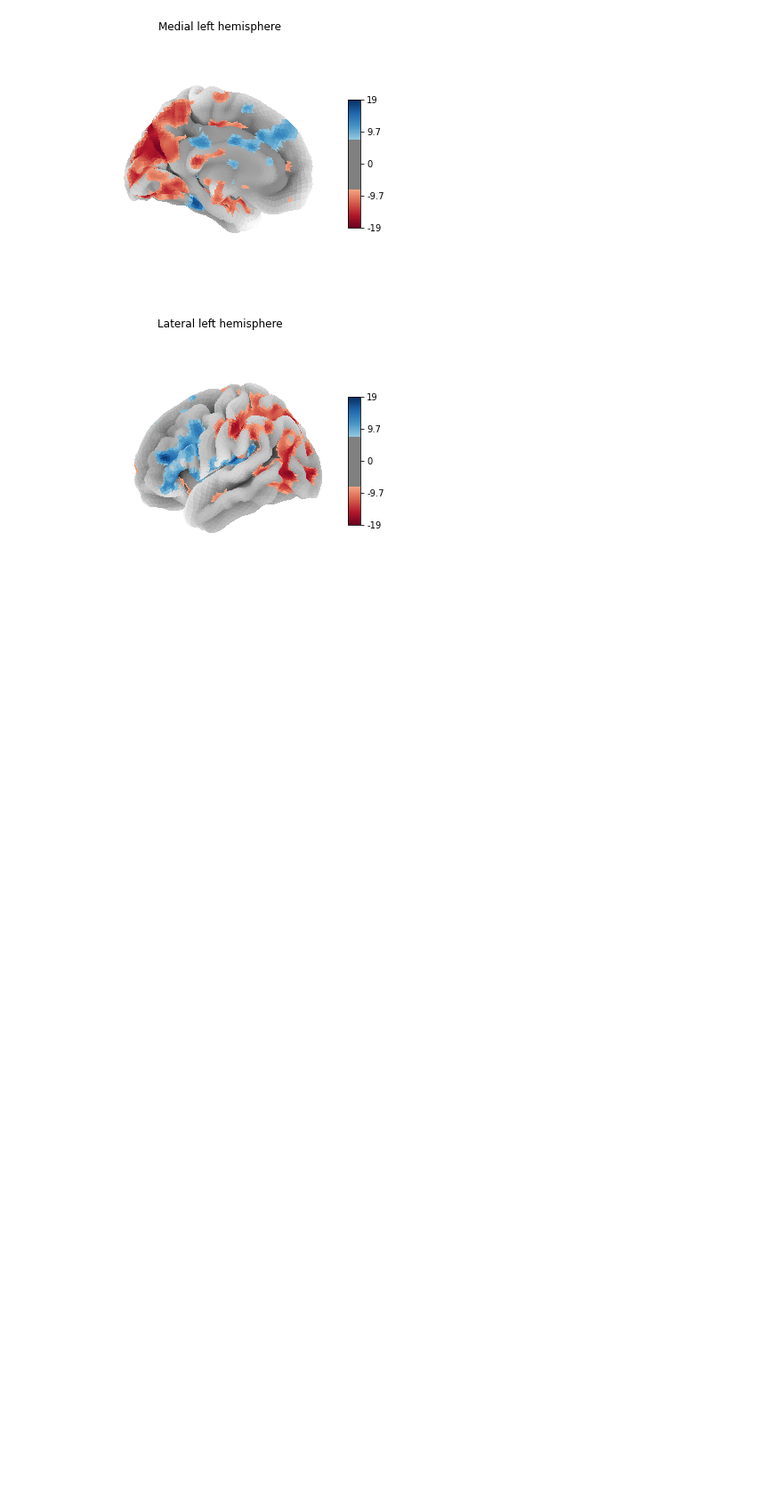
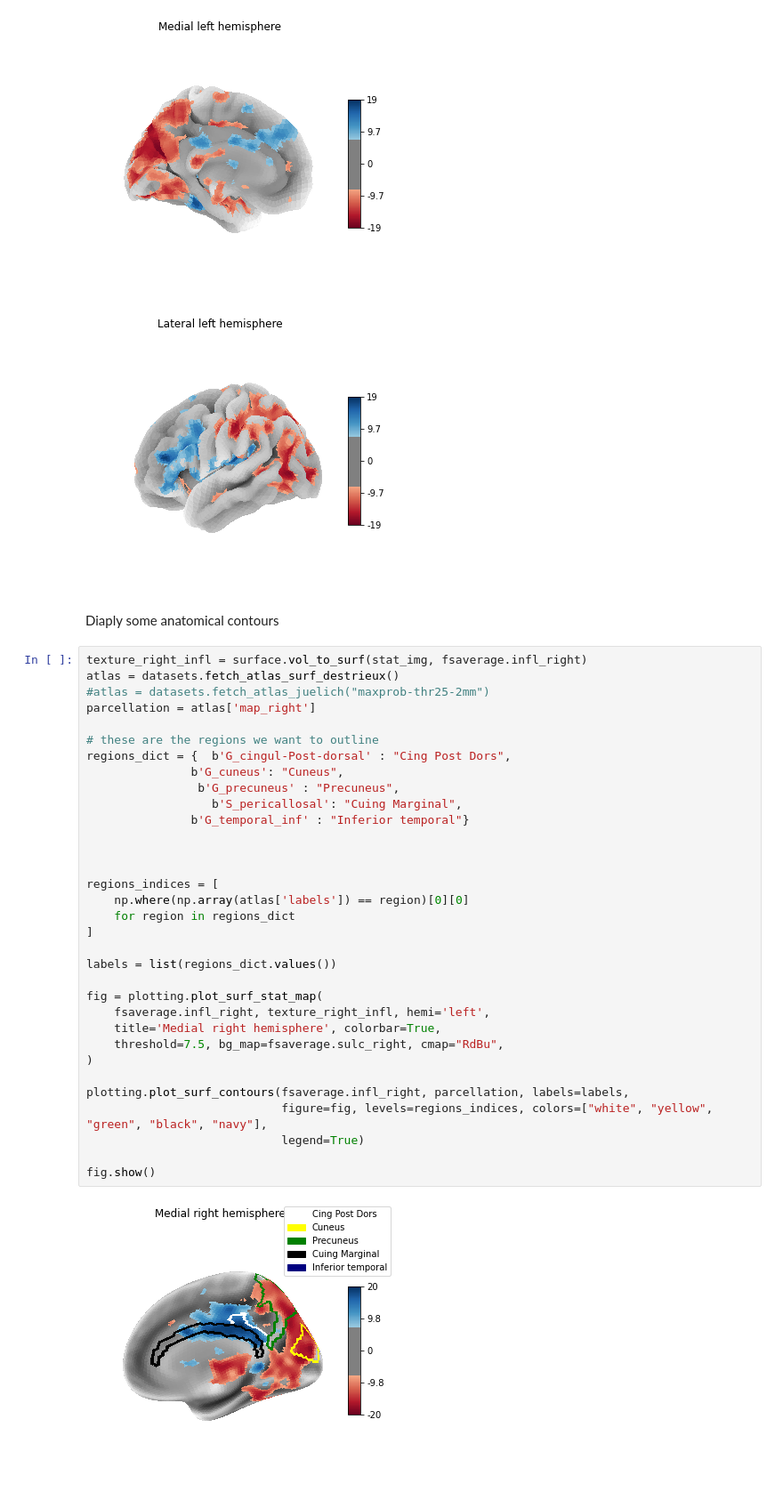
Before and after one commit to UWCCDL/ProcVsDecl, a Jupyter notebook: analysis2/tfMRI_results/generate_afni_code.ipynb, the cells around one changed output. Shown at 89% size. Saved outputs shown, nothing was run; the diff lists cells and outputs as text; blank space fills up the shorter version.

```diff
--- a/analysis2/tfMRI_results/generate_afni_code.ipynb
+++ b/analysis2/tfMRI_results/generate_afni_code.ipynb
@@ -178,3 +179,40 @@ plt.savefig("cher_lateralLH.png")
 [figure]
 [figure]
 [figure]
+# %% [markdown]
+Diaply some anatomical contours
+# %%
+texture_right_infl = surface.vol_to_surf(stat_img, fsaverage.infl_right)
+atlas = datasets.fetch_atlas_surf_destrieux()
+#atlas = datasets.fetch_atlas_juelich("maxprob-thr25-2mm")
+parcellation = atlas['map_right']
+
+# these are the regions we want to outline
+regions_dict = {  b'G_cingul-Post-dorsal' : "Cing Post Dors",
+               b'G_cuneus': "Cuneus",
+                b'G_precuneus' : "Precuneus",
+                  b'S_pericallosal': "Cuing Marginal",
+               b'G_temporal_inf' : "Inferior temporal"}
+
+
+
+regions_indices = [
+    np.where(np.array(atlas['labels']) == region)[0][0]
+    for region in regions_dict
+]
+
+labels = list(regions_dict.values())
+
+fig = plotting.plot_surf_stat_map(
+    fsaverage.infl_right, texture_right_infl, hemi='left',
+    title='Medial right hemisphere', colorbar=True,
+    threshold=7.5, bg_map=fsaverage.sulc_right, cmap="RdBu",
+)
+
+plotting.plot_surf_contours(fsaverage.infl_right, parcellation, labels=labels,
+                            figure=fig, levels=regions_indices, colors=["white", "yellow", "green", "black", "navy"],
+                            legend=True)
+
+fig.show()
+# %% [output]
+[figure, added]
```
Also changed, not shown: parts of 4 cells of this notebook, 46 other files.
